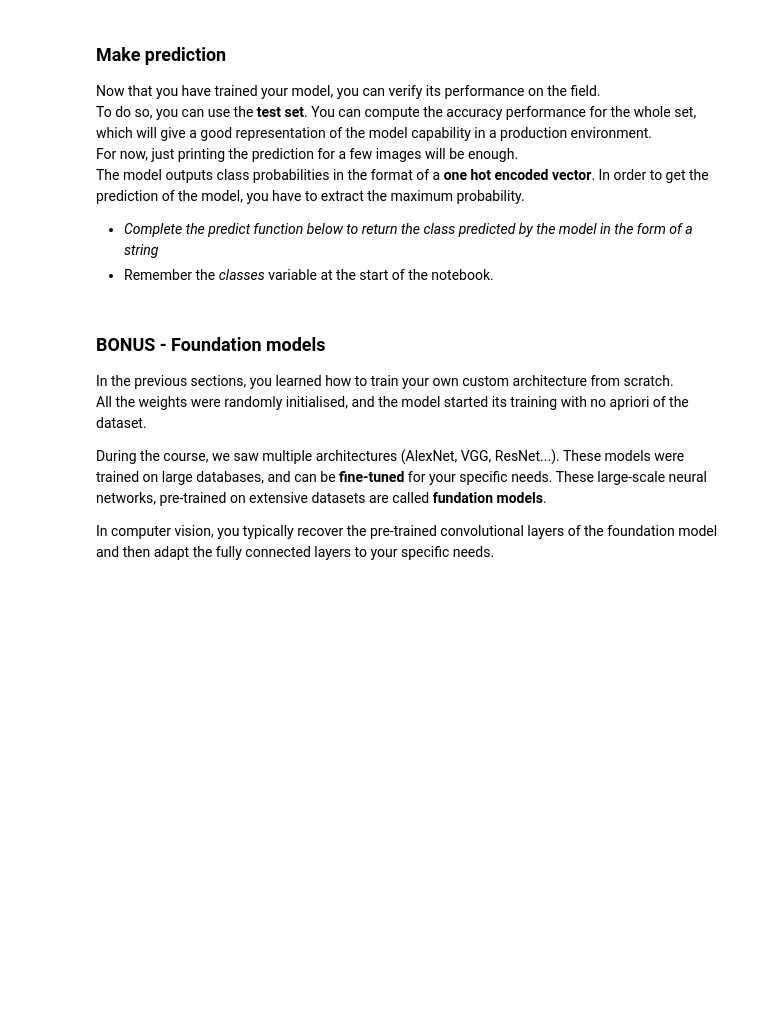
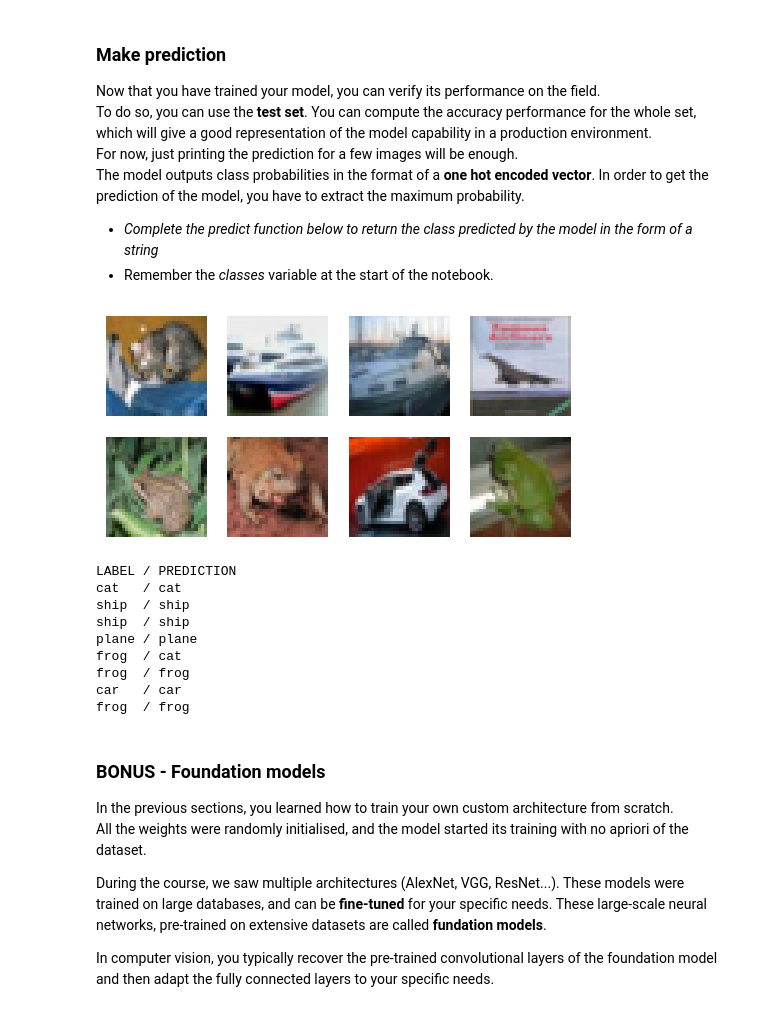
Before and after one commit to RyanSifi/Deep_Learning_Course, a Jupyter notebook: part2_convolutional_neural_networks/cnn_tensorflow.ipynb, the cells around one changed output. Drawn from its saved outputs; the diff is of its cells as text; code cells hidden in the pictures; blank space fills up the shorter version.

```diff
--- a/part2_convolutional_neural_networks/cnn_tensorflow.ipynb
+++ b/part2_convolutional_neural_networks/cnn_tensorflow.ipynb
@@ -247,15 +277,15 @@ Validation is handled automatically during training when a validation dataset is
 # TODO
 
 model.compile(
-    optimizer= ,
-    loss= ,
+    optimizer='adam',                          # Adam : le plus utilisé, adaptatif
+    loss='sparse_categorical_crossentropy',    # pour des labels entiers (0,1,...,9)
     metrics=['accuracy']
 )
 
 history = model.fit(
     train_dataset,
-    validation_data= ,
-    epochs=
+    validation_data=val_dataset,
+    epochs=15
 )
 
 test_loss, test_acc = model.evaluate(test_dataset)
@@ -296,40 +347,47 @@ The model outputs class probabilities in the format of a **one hot encoded vecto
 - Remember the *classes* variable at the start of the notebook.
 # %%
 def predict(model, images, classes):
-    one_hot_encoded_outputs = model(images).detach().numpy()
-
-    # TODO
-
-    pass
-
+    # Le modèle retourne un vecteur de probabilités par image (one-hot)
+    # Ex : [0.02, 0.01, 0.85, ...] → la classe prédite est l'index du max
+    probs = model(images).numpy()
+    predicted_indices = np.argmax(probs, axis=1)  # index de la proba la plus haute
+    return [classes[i] for i in predicted_indices] # on convertit en nom de classe
 
 
 # get a batch of test images
 dataiter = iter(test_dataset)
 images, labels = next(dataiter)
 
 # Make the prediction
-prediction = predict(model,images,classes)
+prediction = predict(model, images, classes)
 
 # show images
-import matplotlib.pyplot as plt
-
 images_np = images.numpy()
 
 plt.figure(figsize=(6,6))
 for i in range(batch_size):
     plt.subplot(4,4,i+1)
     plt.imshow(images_np[i] * 0.5 + 0.5)
     plt.axis('off')
 
 plt.show()
 
 print("LABEL / PREDICTION")
-
 print(''.join(
-    f'{classes[int(labels[j])]:5s} / {prediction[j]:5s}\n'
+    f'{classes[int(labels[j][0])]:5s} / {prediction[j]:5s}\n'  # [0] pour extraire le scalaire
     for j in range(batch_size)
 ))
+# %% [output]
+[figure, added]
+LABEL / PREDICTION
+cat   / cat
+ship  / ship
+ship  / ship
+plane / plane
+frog  / cat
+frog  / frog
+car   / car
+frog  / frog
 # %% [markdown]
 ### BONUS - Foundation models
 
```
Also changed, not shown: parts of 13 cells of this notebook.
